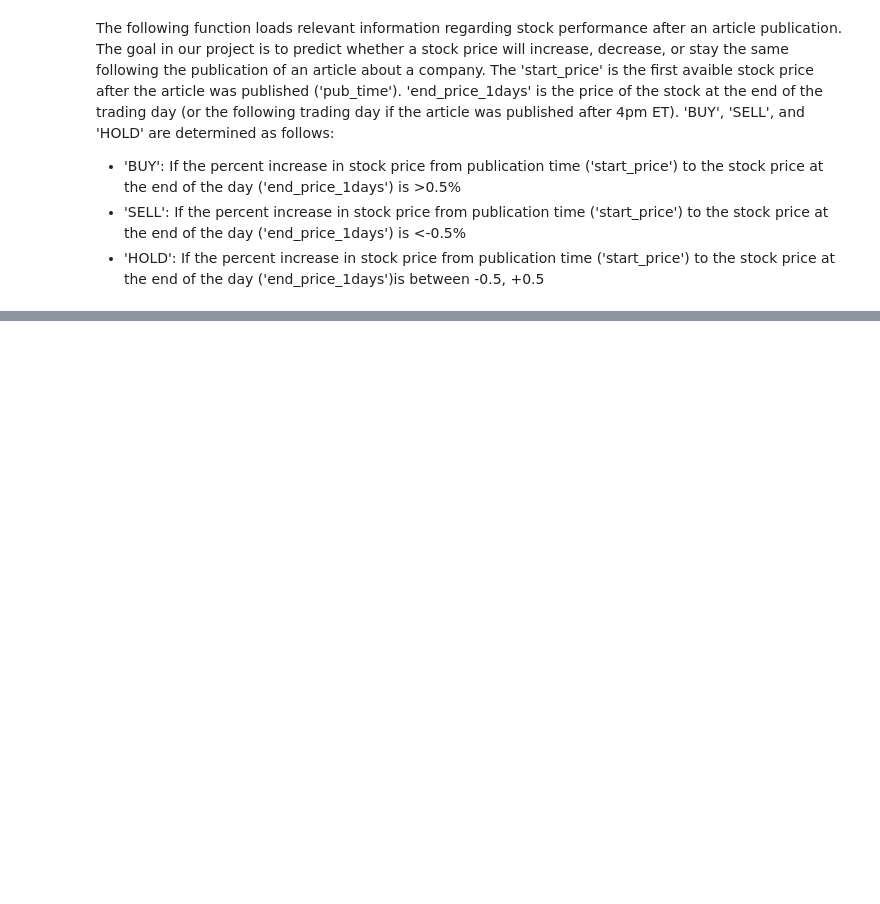
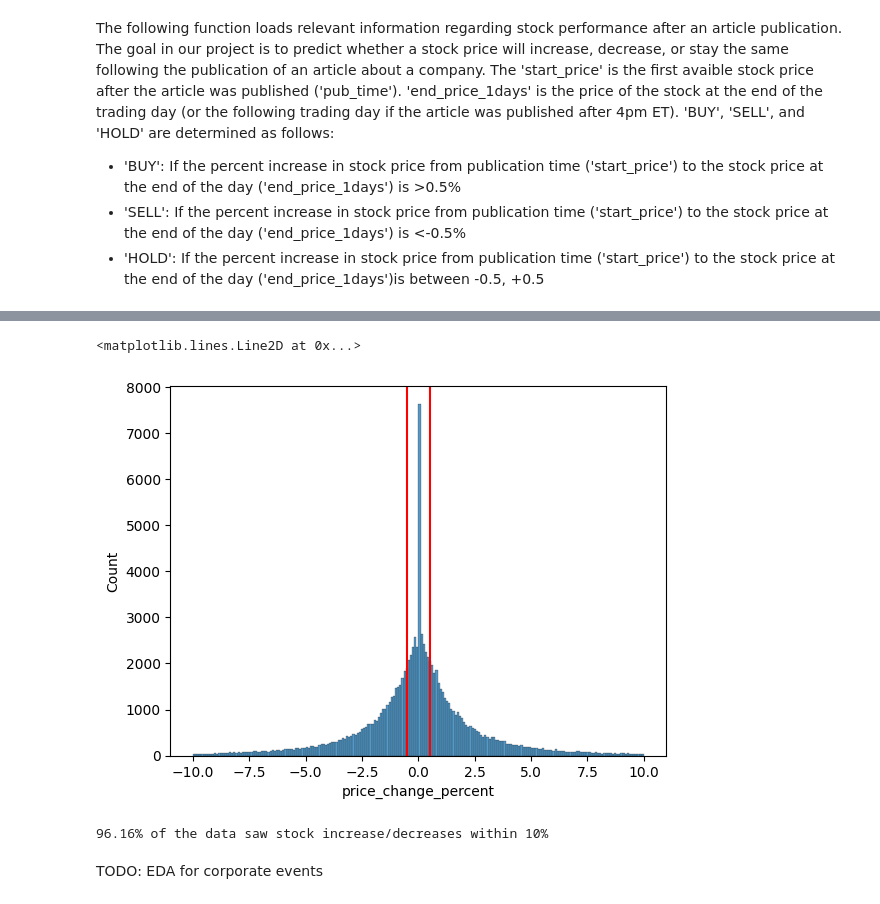
Before and after one commit to philipbasaric/cmpe351, a Jupyter notebook: EDA.ipynb, the cells around one changed output, grey strips where cells are left out. Cells and saved outputs as stored; diff of their text form; code cells hidden in the pictures; blank space fills up the shorter version.

```diff
--- a/EDA.ipynb
+++ b/EDA.ipynb
@@ -82,0 +118,16 @@ df
+# %%
+sns.histplot(x='price_change_percent', data=df[df['price_change_percent'].abs() < 10])
+plt.axvline(0.5, c='r')
+plt.axvline(-0.5, c='r')
+# %% [output]
+<matplotlib.lines.Line2D at 0x...>
+[figure, added]
+# %%
+l0 = len(df)
+l1 = len(df[df['price_change_percent'].abs() < 10])
+
+print(f'{round(l1/l0*100,2)}% of the data saw stock increase/decreases within 10%')
+# %% [output]
+96.16% of the data saw stock increase/decreases within 10%
+# %% [markdown]
+TODO: EDA for corporate events
```
Also changed, not shown: parts of 6 cells of this notebook.
